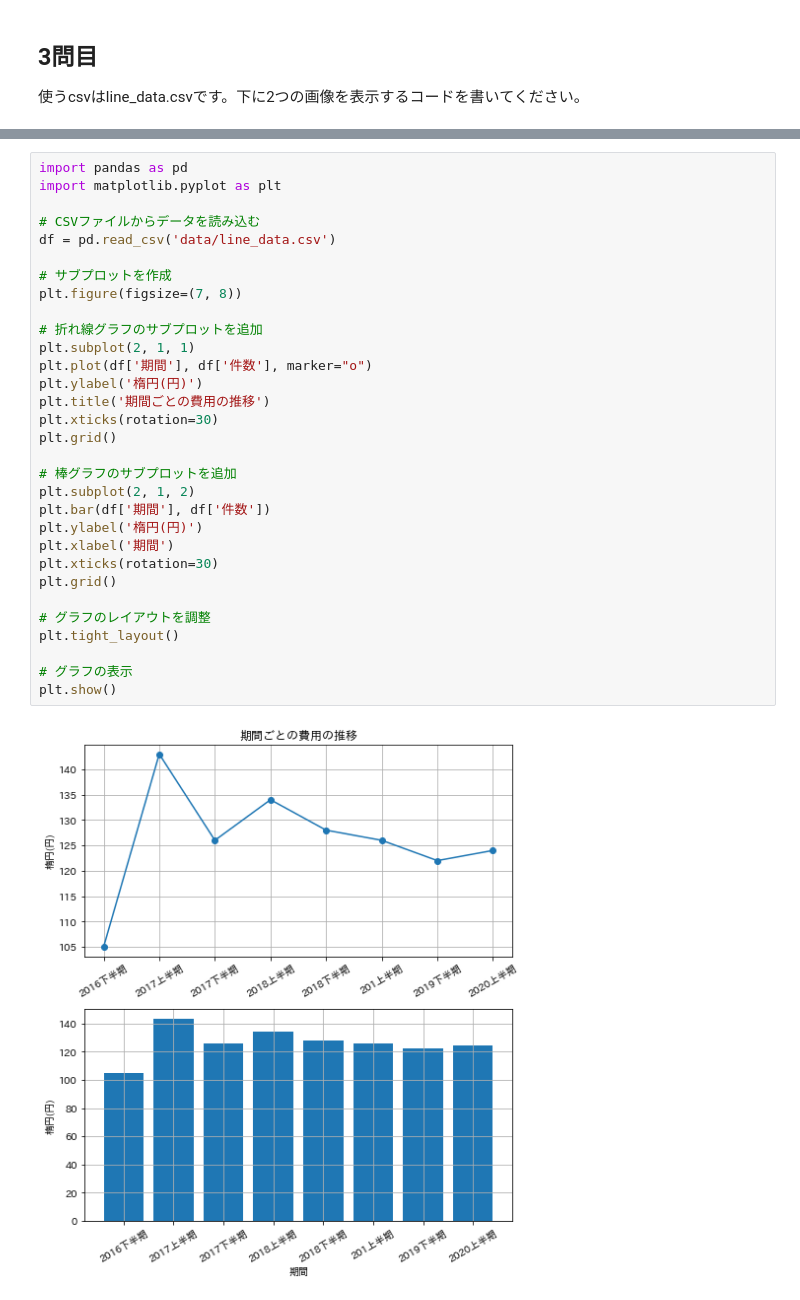
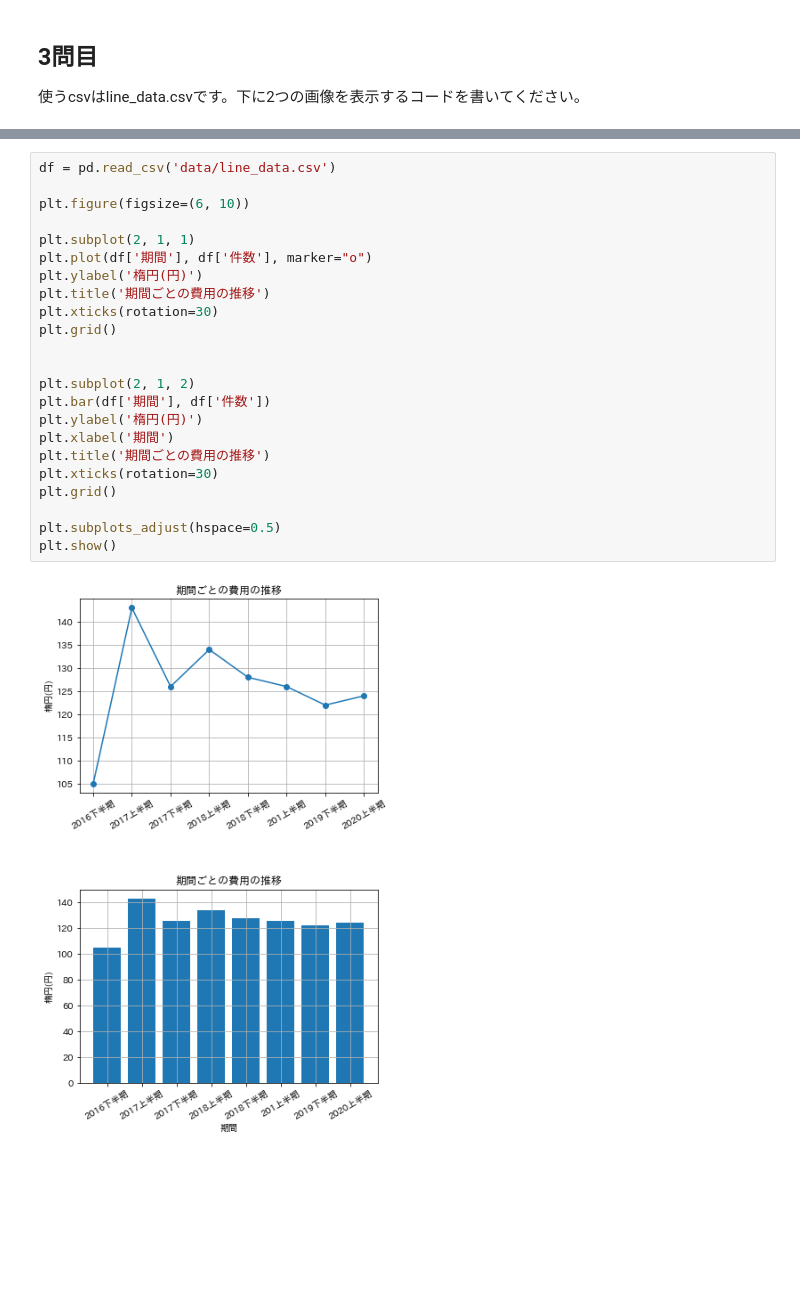
Before and after one commit to kaha01441212/BasicPython, a Jupyter notebook: matplotlib_exercise.ipynb, the cells around one changed output, grey strips where cells are left out. Saved outputs shown, nothing was run; the diff lists cells and outputs as text; blank space fills up the shorter version.

Commit message:
matplotlib修正

```diff
--- a/matplotlib_exercise.ipynb
+++ b/matplotlib_exercise.ipynb
@@ -60,35 +60,27 @@ plt.show()
 # %% [markdown]
 ![問3_2](./imgs/matplotlib/plot_3_2.png)
 # %%
-import pandas as pd
-import matplotlib.pyplot as plt
-
-# CSVファイルからデータを読み込む
 df = pd.read_csv('data/line_data.csv')
 
-# サブプロットを作成
-plt.figure(figsize=(7, 8))
+plt.figure(figsize=(6, 10))
 
-# 折れ線グラフのサブプロットを追加
 plt.subplot(2, 1, 1)
 plt.plot(df['期間'], df['件数'], marker="o")
 plt.ylabel('楕円(円)')
 plt.title('期間ごとの費用の推移')
 plt.xticks(rotation=30)
 plt.grid()
 
-# 棒グラフのサブプロットを追加
+
 plt.subplot(2, 1, 2)
 plt.bar(df['期間'], df['件数'])
 plt.ylabel('楕円(円)')
 plt.xlabel('期間')
+plt.title('期間ごとの費用の推移')
 plt.xticks(rotation=30)
 plt.grid()
 
-# グラフのレイアウトを調整
-plt.tight_layout()
-
-# グラフの表示
+plt.subplots_adjust(hspace=0.5)
 plt.show()
 # %% [output]
-[figure, old version]
+[figure, new version]
```
